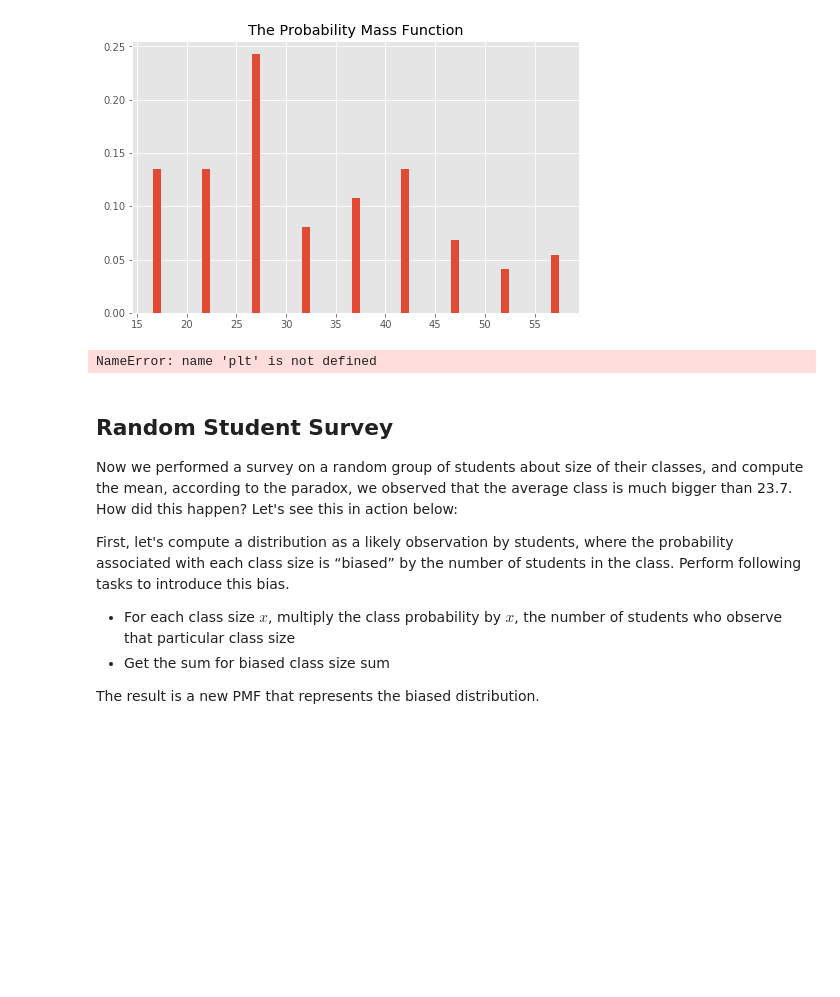
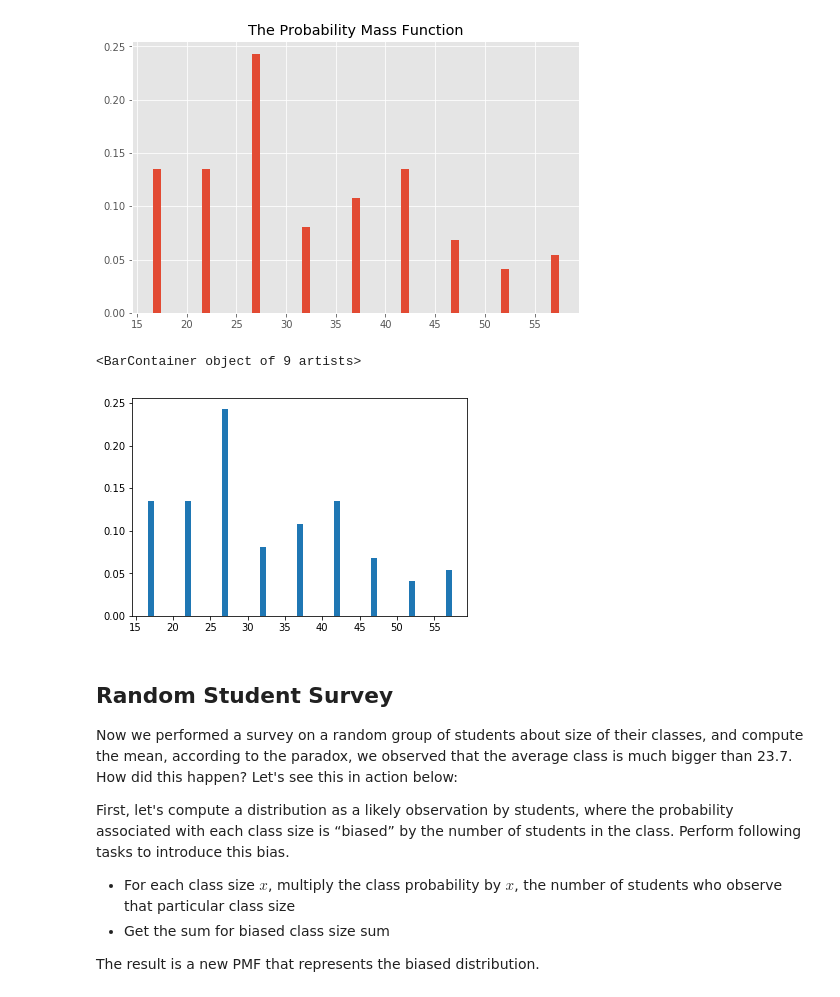
Before and after one commit to npschafer/dsc-probability-mass-function-lab-houston-ds-042219, a Jupyter notebook: index.ipynb, the cells around one changed output. Cells and saved outputs as stored; diff of their text form; code cells hidden in the pictures; blank space fills up the shorter version.

```diff
--- a/index.ipynb
+++ b/index.ipynb
@@ -105,9 +105,10 @@ So according to the campus manager, the average class size is 27. This makes a l
 # %%
 import matplotlib.pyplot as plt
 # %%
-plt.bar(pmf)
+plt.bar(sizes, pmf)
 # %% [output]
-NameError: name 'plt' is not defined
+<BarContainer object of 9 artists>
+[figure, added]
 # %% [markdown]
 ## Random Student Survey
 
```
